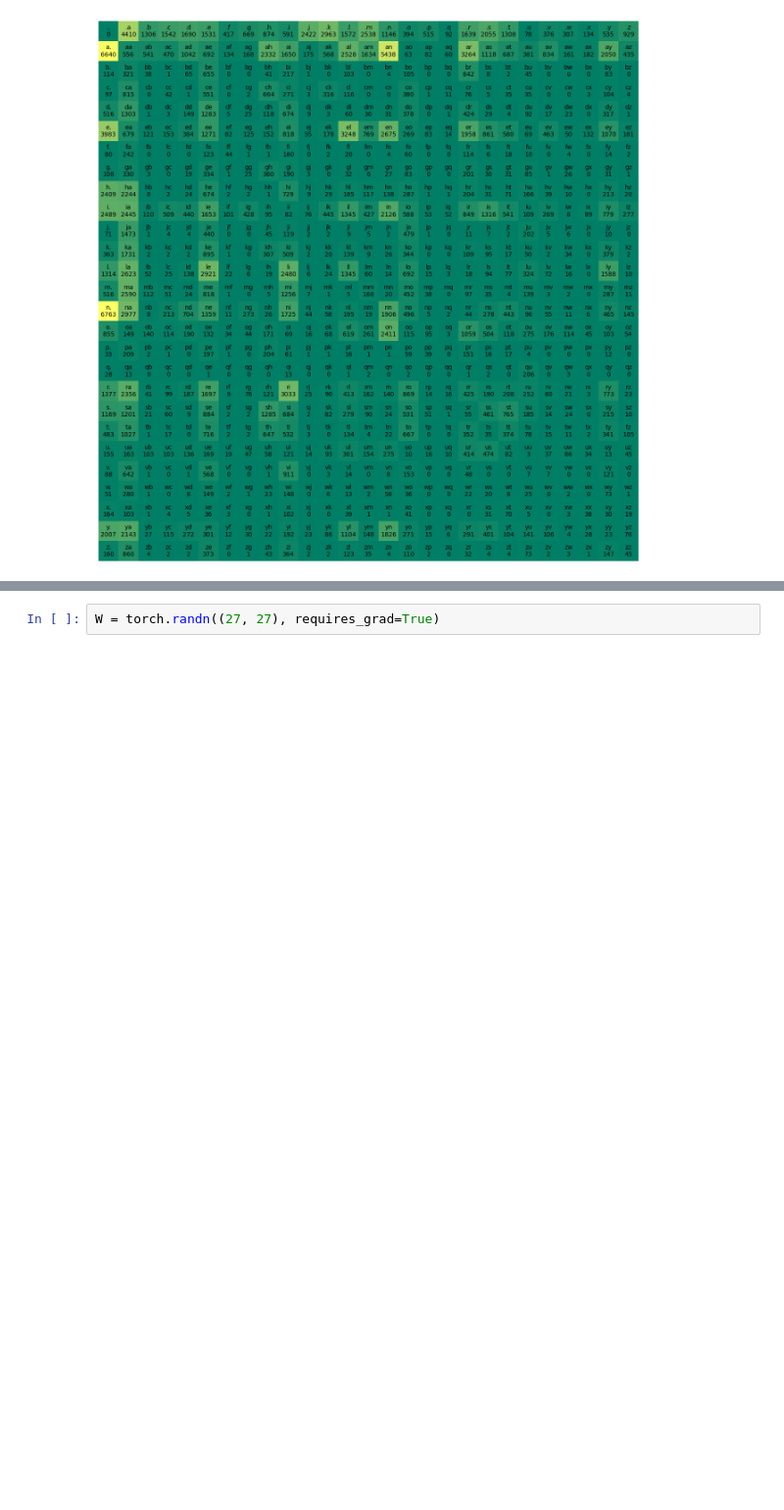
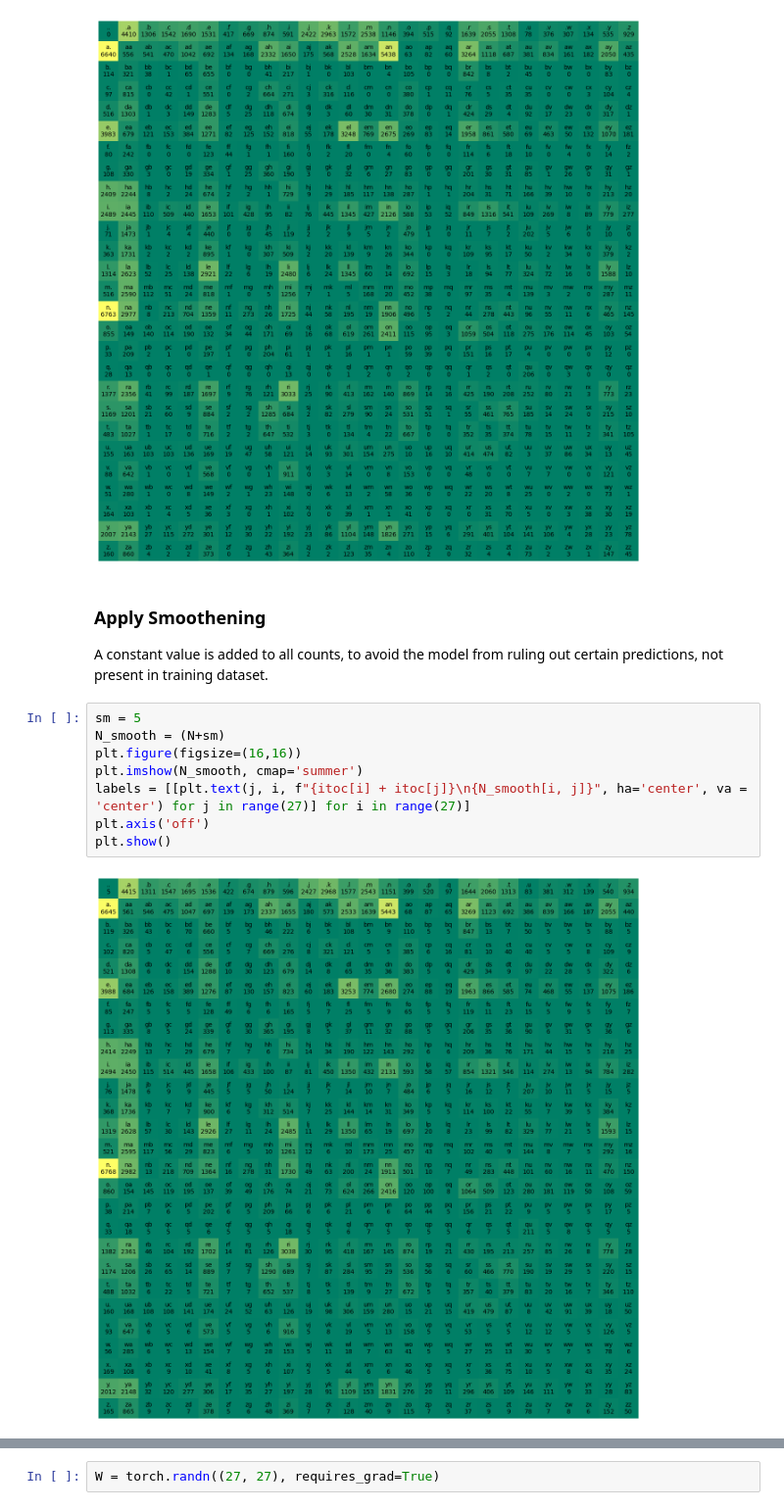
Before and after one commit to crpatil1901/NLPfun, a Jupyter notebook: bigram.ipynb, the cells around one changed output, grey strips where cells are left out. Shown at 98% size. Cells and saved outputs as stored; diff of their text form; blank space fills up the shorter version.

```diff
--- a/bigram.ipynb
+++ b/bigram.ipynb
@@ -24,3 +44,16 @@ plt.axis('off')
 plt.show()
 # %% [output]
 [figure]
+# %% [markdown]
+### Apply Smoothening
+A constant value is added to all counts, to avoid the model from ruling out certain predictions, not present in training dataset.
+# %%
+sm = 5
+N_smooth = (N+sm)
+plt.figure(figsize=(16,16))
+plt.imshow(N_smooth, cmap='summer')
+labels = [[plt.text(j, i, f"{itoc[i] + itoc[j]}\n{N_smooth[i, j]}", ha='center', va = 'center') for j in range(27)] for i in range(27)]
+plt.axis('off')
+plt.show()
+# %% [output]
+[figure, added]
```
Also changed, not shown: parts of 21 cells of this notebook, 1 other file.
